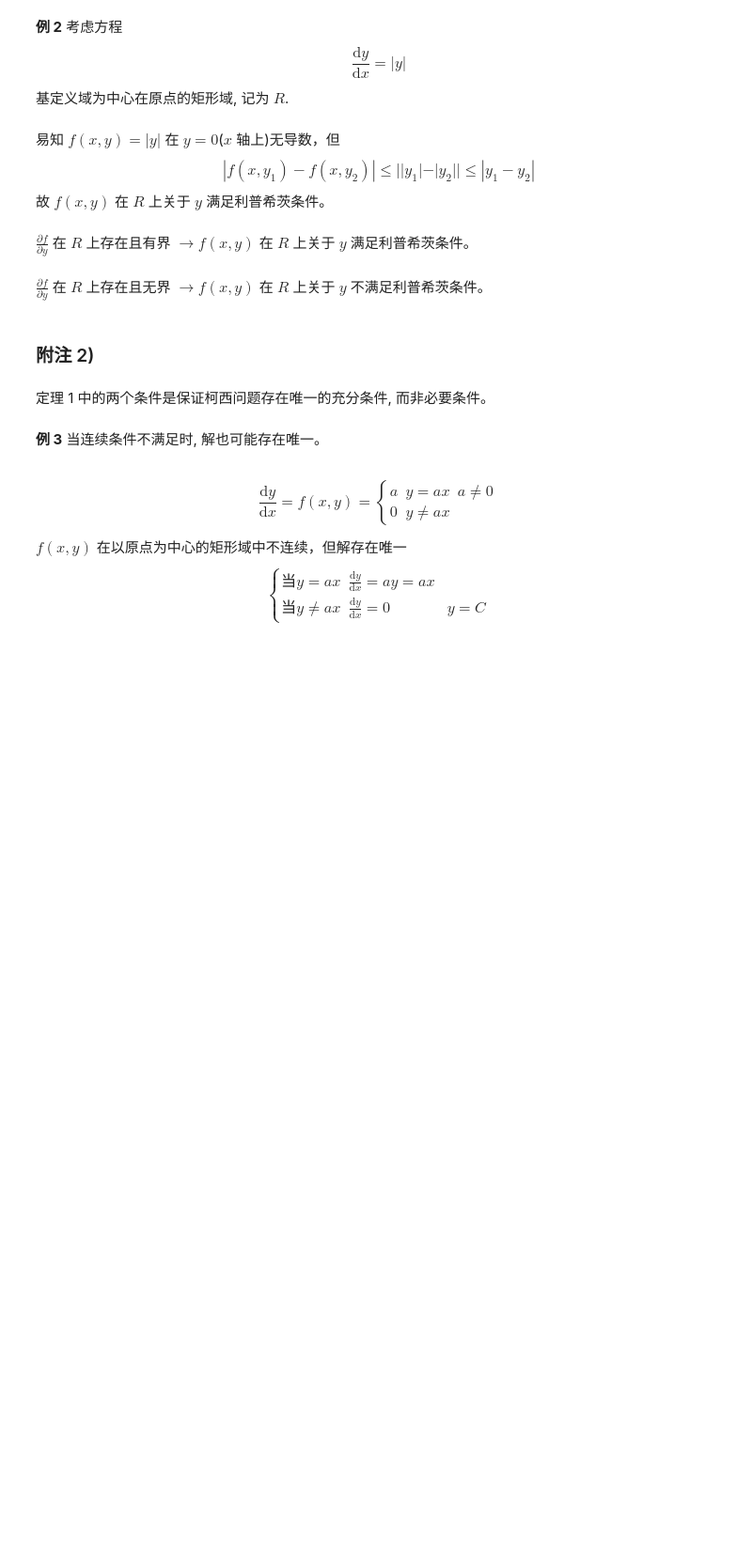
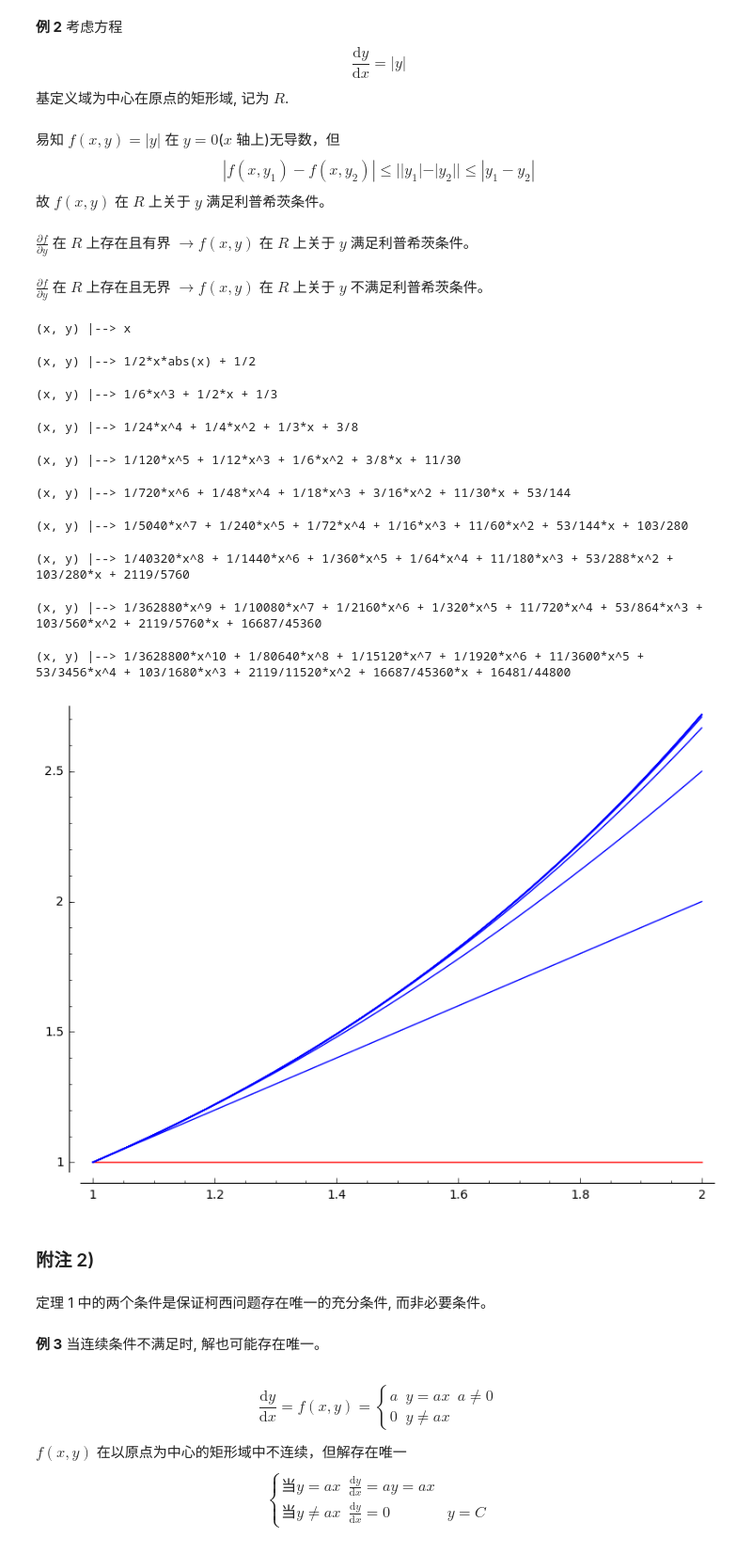
Before and after one commit to weihuayi/ODE, a Jupyter notebook: 3.1.ipynb, the cells around one changed output. Shown at 94% size. Saved outputs shown, nothing was run; the diff lists cells and outputs as text; code cells hidden in the pictures; blank space fills up the shorter version.

```diff
--- a/3.1.ipynb
+++ b/3.1.ipynb
@@ -464,6 +494,27 @@ $$
 $\frac{\partial f}{\partial y}$ 在 $R$ 上存在且有界 $\longrightarrow f(x,y)$ 在 $R$ 上关于 $y$ 满足利普希茨条件。
 # %% [markdown]
 $\frac{\partial f}{\partial y}$ 在 $R$ 上存在且无界 $\longrightarrow f(x,y)$ 在 $R$ 上关于 $y$ 不满足利普希茨条件。
+# %%
+var('x y')
+f(x, y)=abs(y)
+x_0 = 1
+y_0 = 1
+n = 10
+r = (x, 1, 2)
+phi_n, p = dapprox(f, x_0, y_0, n, r)
+show(p)
+# %% [output]
+(x, y) |--> x
+(x, y) |--> 1/2*x*abs(x) + 1/2
+(x, y) |--> 1/6*x^3 + 1/2*x + 1/3
+(x, y) |--> 1/24*x^4 + 1/4*x^2 + 1/3*x + 3/8
+(x, y) |--> 1/120*x^5 + 1/12*x^3 + 1/6*x^2 + 3/8*x + 11/30
+(x, y) |--> 1/720*x^6 + 1/48*x^4 + 1/18*x^3 + 3/16*x^2 + 11/30*x + 53/144
+(x, y) |--> 1/5040*x^7 + 1/240*x^5 + 1/72*x^4 + 1/16*x^3 + 11/60*x^2 + 53/144*x + 103/280
+(x, y) |--> 1/40320*x^8 + 1/1440*x^6 + 1/360*x^5 + 1/64*x^4 + 11/180*x^3 + 53/288*x^2 + 103/280*x + 2119/5760
+(x, y) |--> 1/362880*x^9 + 1/10080*x^7 + 1/2160*x^6 + 1/320*x^5 + 11/720*x^4 + 53/864*x^3 + 103/560*x^2 + 2119/5760*x + 16687/45360
+(x, y) |--> 1/3628800*x^10 + 1/80640*x^8 + 1/15120*x^7 + 1/1920*x^6 + 11/3600*x^5 + 53/3456*x^4 + 103/1680*x^3 + 2119/11520*x^2 + 16687/45360*x + 16481/44800
+[figure, added]
 # %% [markdown]
 ### 附注 2)
 # %% [markdown]
```
Also changed, not shown: parts of 7 cells of this notebook.
